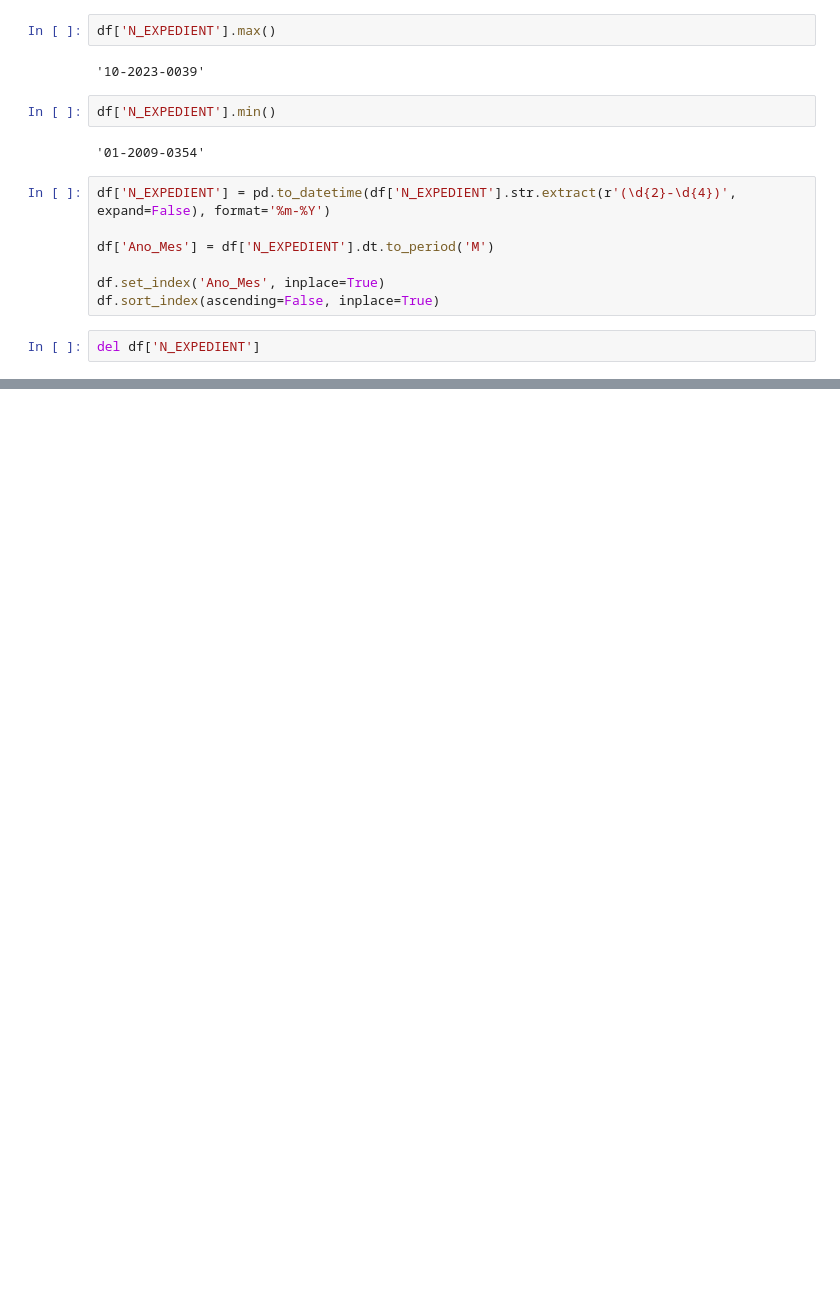
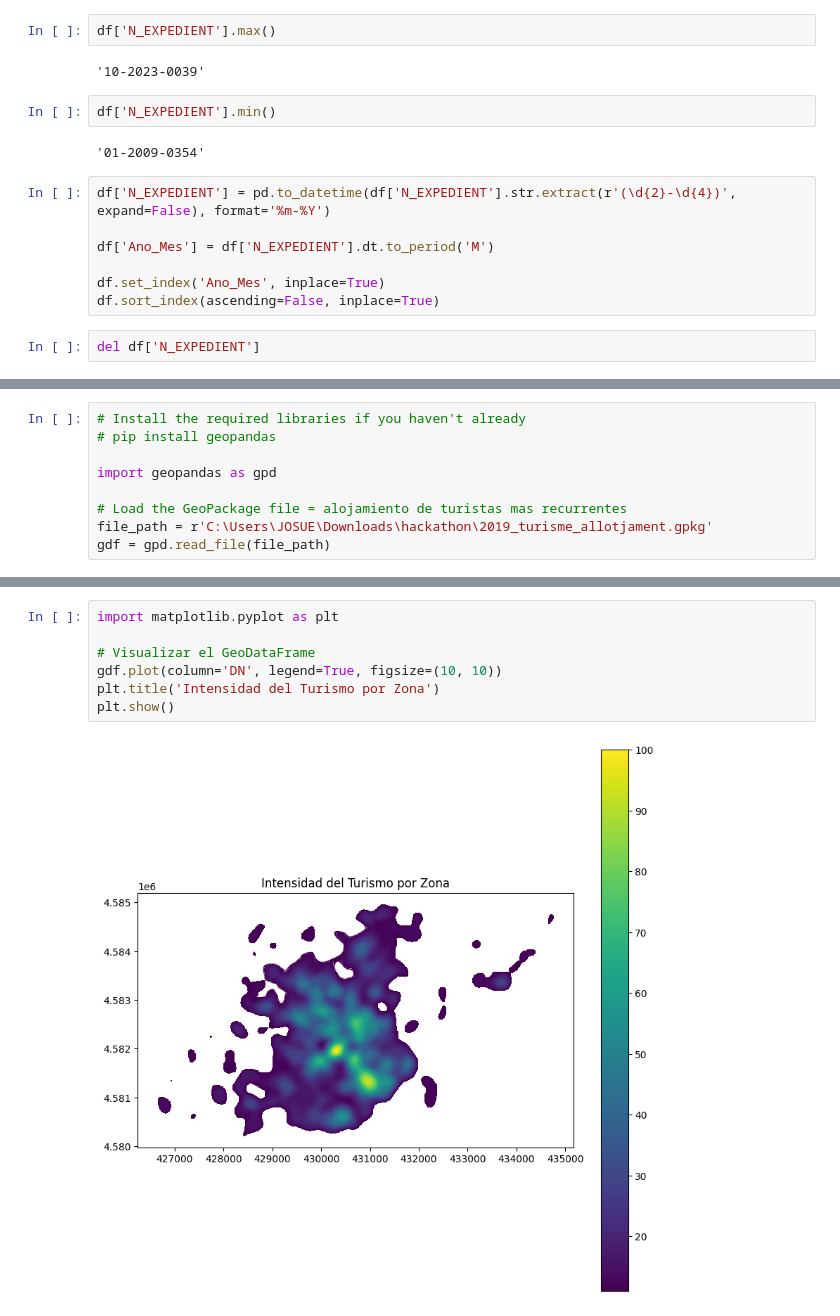
Before and after one commit to Josh1313/hackathon, a Jupyter notebook: turism_2019.ipynb, the cells around one changed output, grey strips where cells are left out. Cells and saved outputs as stored; diff of their text form; blank space fills up the shorter version.

```diff
--- a/turism_2019.ipynb
+++ b/turism_2019.ipynb
@@ -231,0 +232,9 @@ plt.show()
+# %%
+# Install the required libraries if you haven't already
+# pip install geopandas
+
+import geopandas as gpd
+
+# Load the GeoPackage file = alojamiento de turistas mas recurrentes
+file_path = r'C:\Users\JOSUE\Downloads\hackathon\2019_turisme_allotjament.gpkg'
+gdf = gpd.read_file(file_path)
@@ -231,0 +266,9 @@ plt.show()
+# %%
+import matplotlib.pyplot as plt
+
+# Visualizar el GeoDataFrame
+gdf.plot(column='DN', legend=True, figsize=(10, 10))
+plt.title('Intensidad del Turismo por Zona')
+plt.show()
+# %% [output]
+[figure, added]
```
Also changed, not shown: parts of 17 cells of this notebook, 3 other files.
